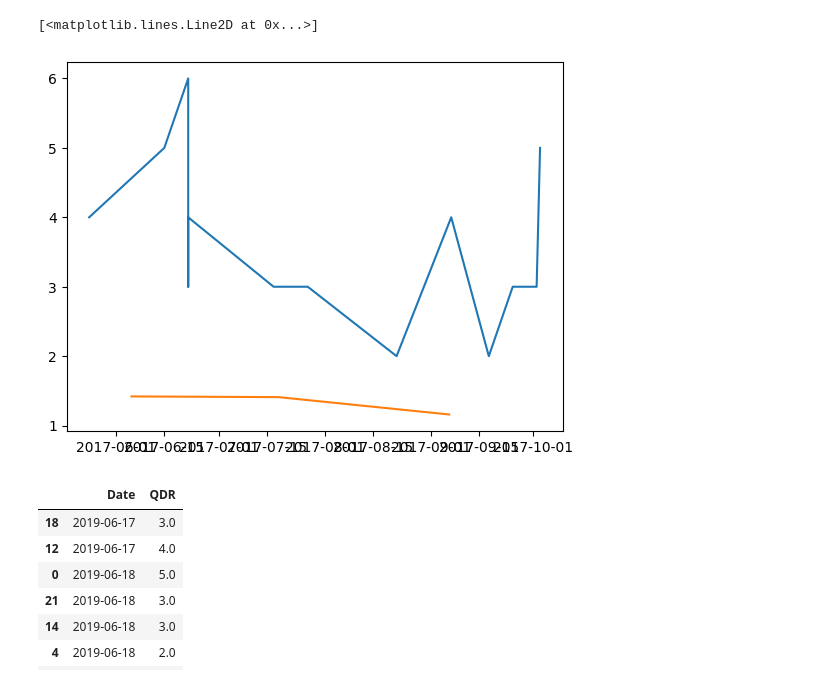
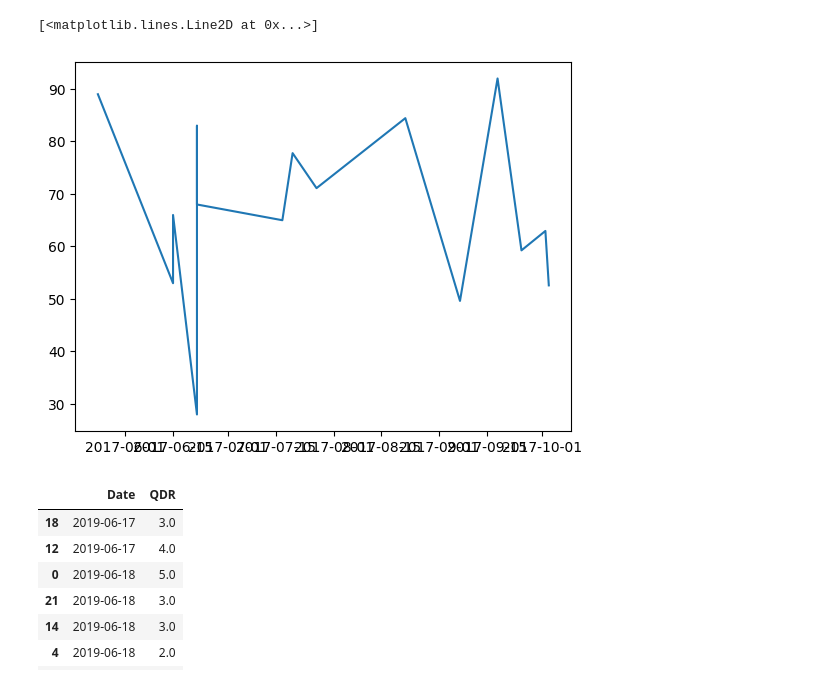
Before and after one commit to baileymccluresinger/PUS2024_BSinger, a Jupyter notebook: Project/Data_Processing.ipynb, the cells around one changed output. Drawn from its saved outputs; the diff is of its cells as text; code cells hidden in the pictures.

```diff
--- a/Project/Data_Processing.ipynb
+++ b/Project/Data_Processing.ipynb
@@ -14,7 +14,7 @@ import matplotlib.pyplot as plt
 #reads in csv file for 'Condition of Non-Tidal Wetlands'
 nontidal = pd.read_csv("https://github.com/baileymccluresinger/PUS2024_BSinger/blob/main/Project/Condition_of_Non-Tidal_Wetlands_20241009.csv?raw=true")
 #specifies usable columns from dataframe
-ntid = nontidal.loc[:, ['Date', 'Sub-watershed', 'QDR']]
+ntid = nontidal.loc[:, ['Date', 'Sub-watershed', 'QDR', 'Total Score']]
 
 #reads in csv file for 'Condition of Tidal Wetlands'
 tidal = pd.read_csv("https://github.com/baileymccluresinger/PUS2024_BSinger/blob/main/Project/Condition_of_Tidal_Wetlands_20241009.csv?raw=true")
@@ -23,7 +23,7 @@ tidal = tidal.rename(columns={'Final score': 'Total Score'})
 #add empty QCR column to align the datasets
 tidal['QCR'] = pd.Series(dtype='int')
 #specifies usable columns from dataframe
-tid = tidal.loc[:, ['Date', 'Sub-watershed', 'QDR']]
+tid = tidal.loc[:, ['Date', 'Sub-watershed', 'QDR', 'Total Score']]
 # %%
 #reads in csv file of nitrogen levels for Station 114051, Trib Army Creek
 station_114051 = pd.read_csv("https://github.com/baileymccluresinger/PUS2024_BSinger/blob/main/Project/station-114051.csv?raw=true")
@@ -42,7 +42,8 @@ ntid_tac = ntid[ntid['Sub-watershed'].str.contains('Army Creek', na=False)]
 tid_tac = tid[tid['Sub-watershed'].str.contains('Army Creek', na=False)]
 #combining Trib Army Creek datasets
 tac = pd.concat([ntid_tac, tid_tac], ignore_index=True, sort=False)
-tac = tac.loc[:, ['Date', 'QDR']]
+tac = tac.loc[:, ['Date', 'Total Score']]
 #adds a datetime object and sort by date
 tac['Date'] = pd.to_datetime(tac.Date)
 tac = tac.sort_values(by='Date')
+tac
@@ -49,9 +67,9 @@ tac = tac.sort_values(by='Date')
 # %%
-plt.plot(tac['Date'], tac['QDR'])
-plt.plot(nit_tac['timestamp'], nit_tac['nutrient_nitrogen_value'])
+plt.plot(tac['Date'], tac['Total Score'])
+#plt.plot(nit_tac['timestamp'], nit_tac['nutrient_nitrogen_value'])
 # %% [output]
 [<matplotlib.lines.Line2D at 0x...>]
-[figure, old version]
+[figure, new version]
 # %%
 #reads in csv file of nitrogen levels for Station 105171, White Clay Creek
 station_105171 = pd.read_csv("https://github.com/baileymccluresinger/PUS2024_BSinger/blob/main/Project/station-105171.csv?raw=true")
```
Also changed, not shown: parts of 8 cells of this notebook.
